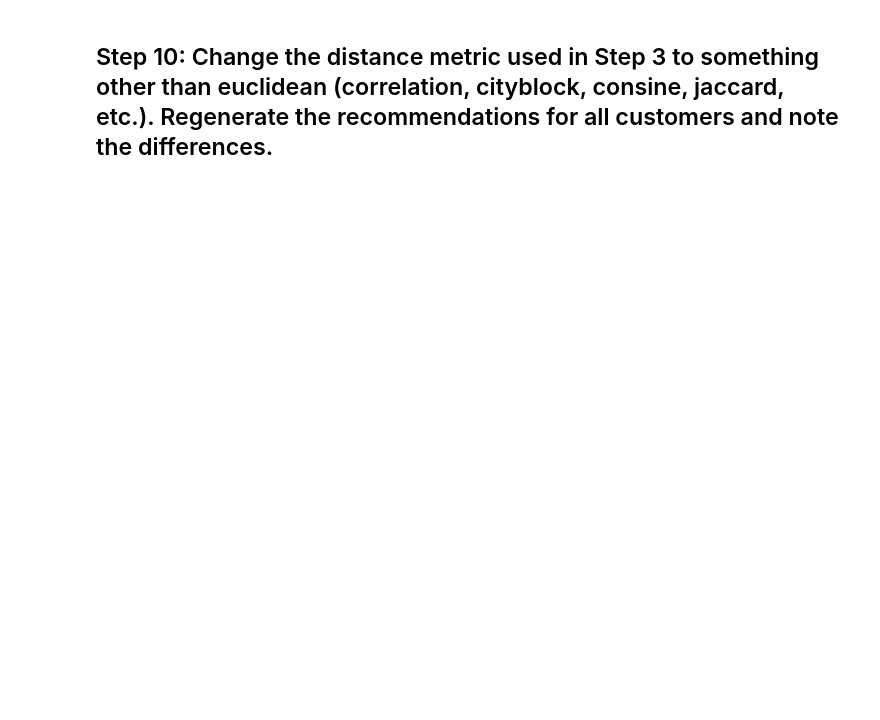
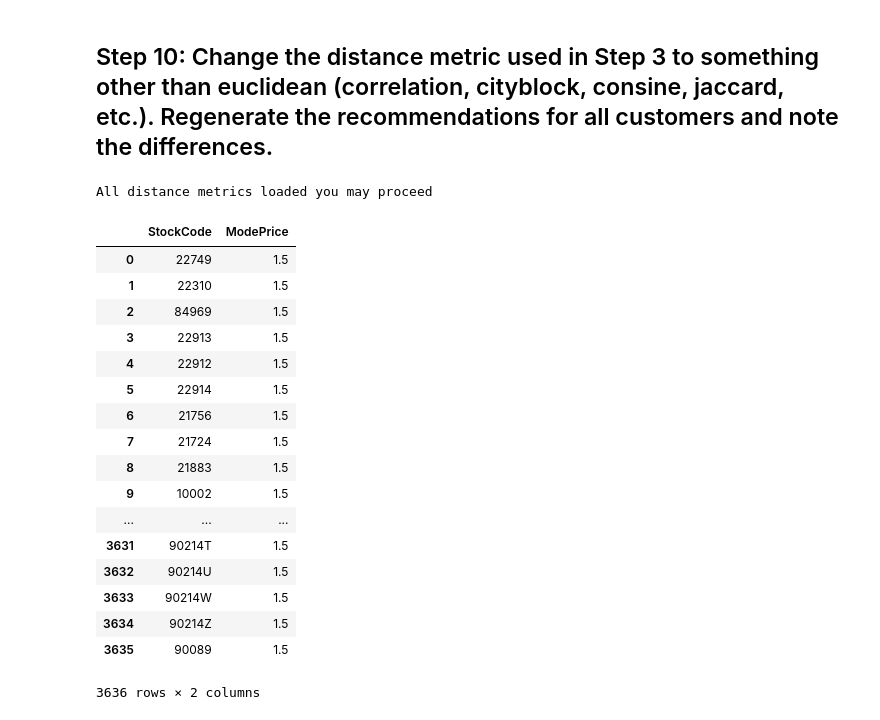
Before and after one commit to tristar82/Project-Week-8-Final-Project, a Jupyter notebook: your-project/Code/3_Recommender_System.ipynb, the cells around one changed output. Drawn from its saved outputs; the diff is of its cells as text; code cells hidden in the pictures; blank space fills up the shorter version.

```diff
--- a/your-project/Code/3_Recommender_System.ipynb
+++ b/your-project/Code/3_Recommender_System.ipynb
@@ -102,0 +306,50 @@ data.Quantity.unique()
+# %%
+df_dict_diff_metrics = {}
+#new_FN = '../data/listings{}.csv.gz'
+dfname = 'df_{}'
+#try-the code below       except-what tiem happen if it fails
+for i in metrics:
+    #Step 3 - changed metric euclidean to others and itterate through.
+    df_dict_diff_metrics[dfname.format(i)] = pd.DataFrame(squareform(pdist(matrix.T, metric=i)), index=matrix.columns, columns=matrix.columns)
+    #Step 4
+
+    #Step 5
+
+    #Step 6
+
+    #Step 7
+
+    #Step 8
+
+    #Step 9a
+
+    #Step 9b - get a $$ value
+
+print("All distance metrics loaded you may proceed")
+# %% [output]
+All distance metrics loaded you may proceed
+# %%
+#Create a price lookup table
+df_price_lookup = pd.DataFrame(df['StockCode'].unique())
+df_price_lookup['ModePrice'] = 1.5
+df_price_lookup.columns=['StockCode','ModePrice']
+df_price_lookup
+# %% [output]
+|  | StockCode | ModePrice |
+| 0 | 22749 | 1.5 |
+| 1 | 22310 | 1.5 |
+| 2 | 84969 | 1.5 |
+| 3 | 22913 | 1.5 |
+| 4 | 22912 | 1.5 |
+| 5 | 22914 | 1.5 |
+| 6 | 21756 | 1.5 |
+| 7 | 21724 | 1.5 |
+| 8 | 21883 | 1.5 |
+| 9 | 10002 | 1.5 |
+| ... | ... | ... |
+| 3631 | 90214T | 1.5 |
+| 3632 | 90214U | 1.5 |
+| 3633 | 90214W | 1.5 |
+| 3634 | 90214Z | 1.5 |
+| 3635 | 90089 | 1.5 |
+3636 rows × 2 columns
```
Also changed, not shown: parts of 30 cells of this notebook, 3 other files.
